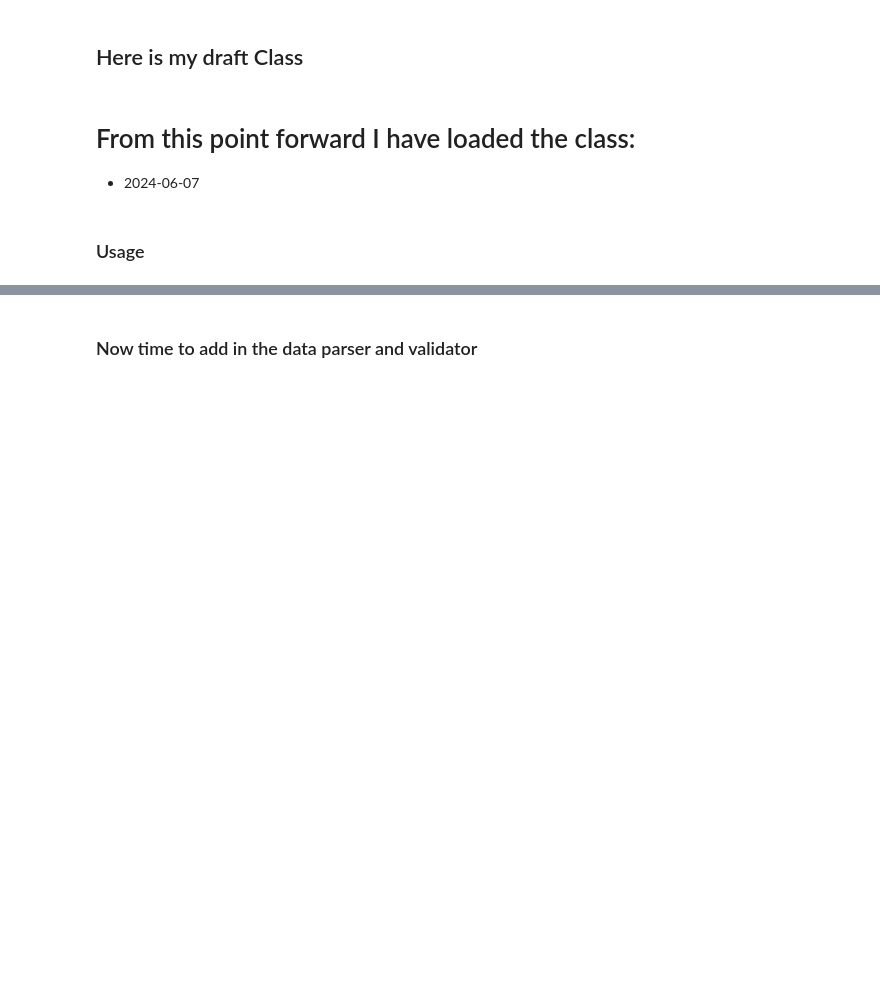
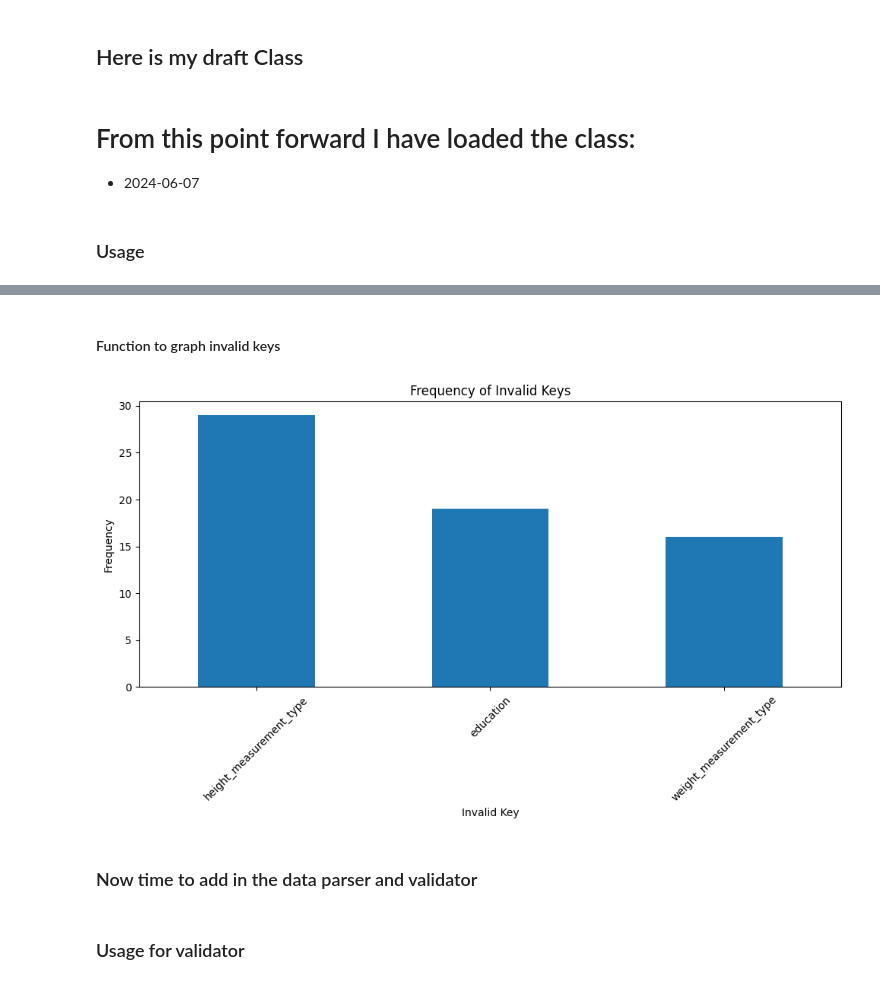
Before and after one commit to AustralianBioCommons/gen3schemadev, a Jupyter notebook: metadata_validator.ipynb, the cells around one changed output, grey strips where cells are left out. Saved outputs shown, nothing was run; the diff lists cells and outputs as text; code cells hidden in the pictures; blank space fills up the shorter version.

Commit message:
added validator

```diff
--- a/metadata_validator.ipynb
+++ b/metadata_validator.ipynb
@@ -893,2 +945,36 @@ Reference file: ../output/schema/json/unresolved/_definitions_[resolved].json su
+# %% [markdown]
+#### Function to graph invalid keys
+# %%
+import matplotlib.pyplot as plt
+import pandas as pd
+
+def extract_invalid_keys_and_plot(error_messages):
+    # Extracting "Invalid key" values
+    invalid_keys = []
+    for idx, error in error_messages.items():
+        invalid_keys.extend(error.get("Invalid key", []))
+
+    # Creating a DataFrame for the invalid keys
+    df = pd.DataFrame(invalid_keys, columns=["Invalid Key"])
+
+    # Counting occurrences of each invalid key
+    key_counts = df["Invalid Key"].value_counts()
+
+    # Plotting the bar graph
+    plt.figure(figsize=(10, 6))
+    key_counts.plot(kind='bar')
+    plt.title('Frequency of Invalid Keys')
+    plt.xlabel('Invalid Key')
+    plt.ylabel('Frequency')
+    plt.xticks(rotation=45)
+    plt.tight_layout()
+    plt.show()
+
+# Example usage
+extract_invalid_keys_and_plot(validation_results["error_messages"])
+# %% [output]
+[figure, added]
 # %% [markdown]
 ### Now time to add in the data parser and validator
+# %% [markdown]
+### Usage for validator
```
Also changed, not shown: parts of 2 cells of this notebook, 1 other file.
